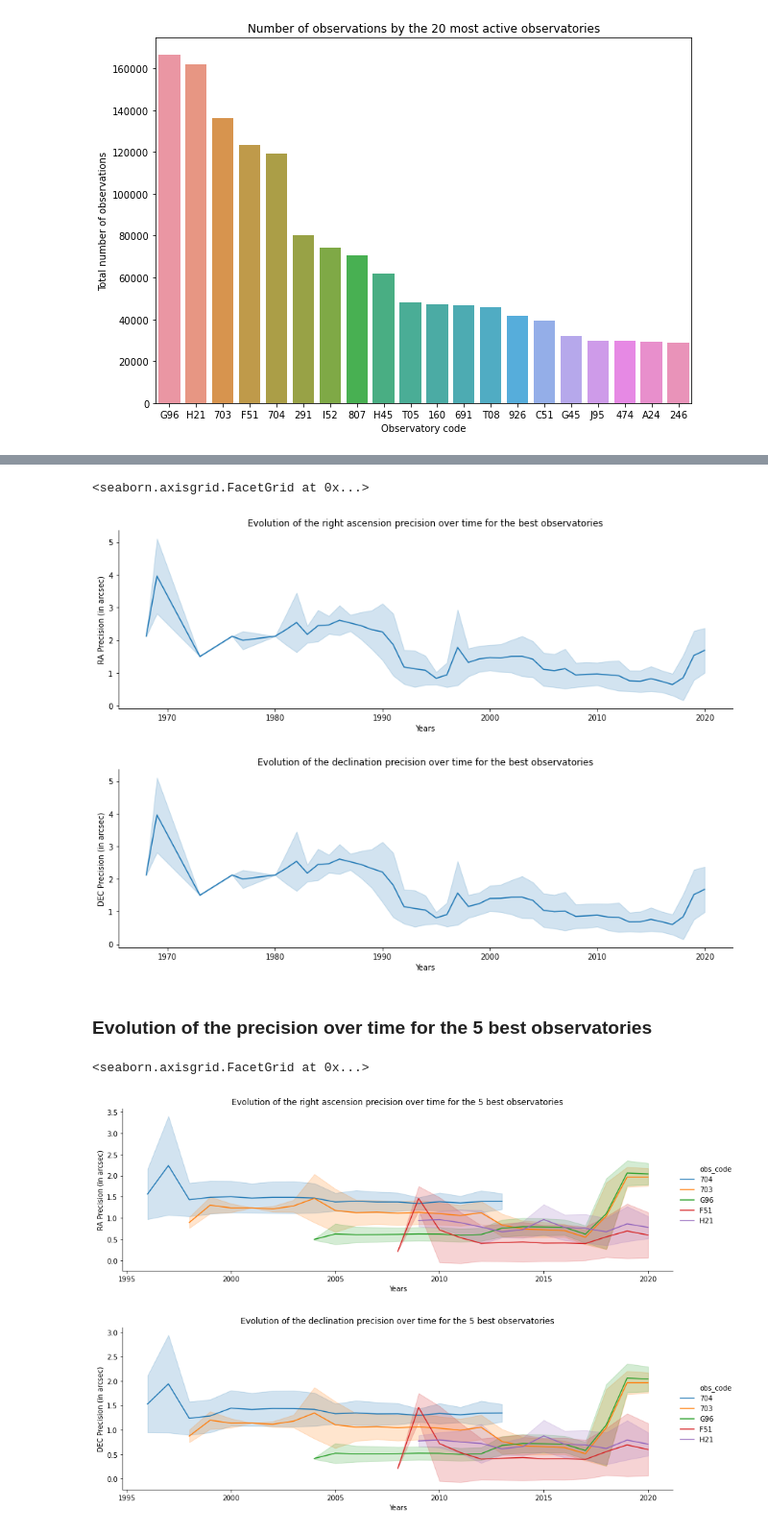
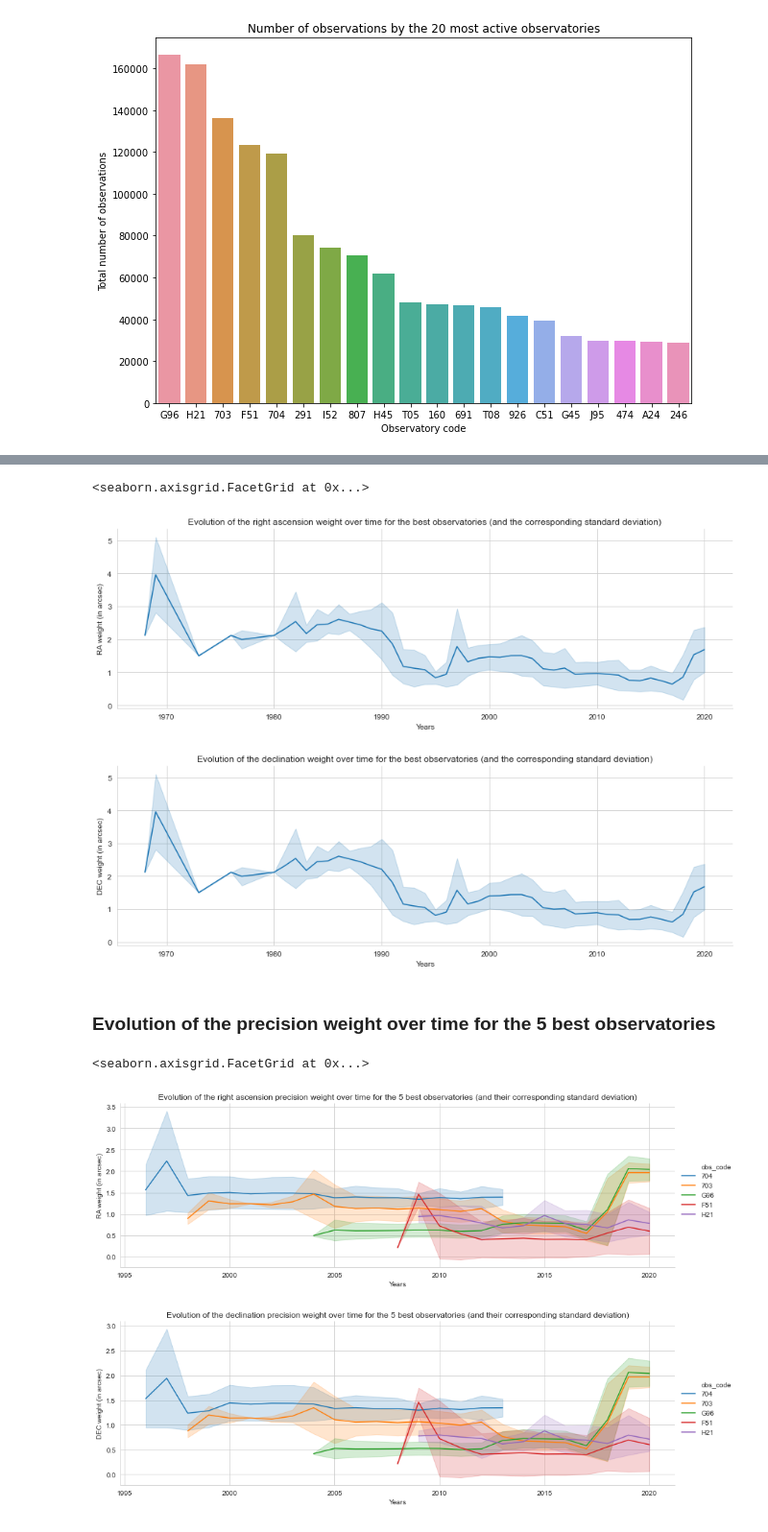
Before and after one commit to Keith-Maxwell/DynAstVO-Stats, a Jupyter notebook: Visualisation_DynAstVO.ipynb, the cells around one changed output, grey strips where cells are left out. Shown: that part at 96% size. Drawn from its saved outputs; the diff is of its cells as text; code cells hidden in the pictures.

```diff
--- a/Visualisation_DynAstVO.ipynb
+++ b/Visualisation_DynAstVO.ipynb
@@ -36,8 +36,8 @@ OScolnames = {'obs_type': 'category',
               'obs_code': 'category',
               'RA_bias_correction': np.float32,
               'DEC_bias_correction': np.float32,
-              'RA_precision': np.float64,
-              'DEC_precision': np.float64,
+              'RA_weight': np.float64,
+              'DEC_weight': np.float64,
               'acceptance': 'bool',
               'catalog': 'category',
               'mag': np.float64,
@@ -101,24 +101,25 @@ With hardware improvements and new software, we can expect the precision of the
 # %%
-ax = sns.relplot(x='year', y='RA_precision', kind="line", ci="sd", data=OSdata[OSdata['obs_code'].isin(BEST_OBS_LIST)], height=4, aspect=3)
-ax.set(xlabel='Years', ylabel='RA Precision (in arcsec)', title='Evolution of the right ascension precision over time for the best observatories')
+sns.set_style('whitegrid')
+ax = sns.relplot(x='year', y='RA_weight', kind="line", ci="sd", data=OSdata[OSdata['obs_code'].isin(BEST_OBS_LIST)], height=4, aspect=3)
+ax.set(xlabel='Years', ylabel='RA weight (in arcsec)', title='Evolution of the right ascension weight over time for the best observatories (and the corresponding standard deviation)')
 
-ax = sns.relplot(x='year', y='DEC_precision', kind="line", ci="sd", data=OSdata[OSdata['obs_code'].isin(BEST_OBS_LIST)], height=4, aspect=3)
-ax.set(xlabel='Years', ylabel='DEC Precision (in arcsec)', title='Evolution of the declination precision over time for the best observatories')
+ax = sns.relplot(x='year', y='DEC_weight', kind="line", ci="sd", data=OSdata[OSdata['obs_code'].isin(BEST_OBS_LIST)], height=4, aspect=3)
+ax.set(xlabel='Years', ylabel='DEC weight (in arcsec)', title='Evolution of the declination weight over time for the best observatories (and the corresponding standard deviation)')
 # %% [output]
 <seaborn.axisgrid.FacetGrid at 0x...>
-[figure, old version]
+[figure, new version]
-[figure, old version]
+[figure, new version]
 # %% [markdown]
-### Evolution of the precision over time for the 5 best observatories
+### Evolution of the precision weight over time for the 5 best observatories
 # %%
-ax = sns.relplot(x='year', y='RA_precision', kind="line", ci="sd", hue='obs_code',
+ax = sns.relplot(x='year', y='RA_weight', kind="line", ci="sd", hue='obs_code',
                  data=OSdata[(OSdata['obs_code'].isin(BEST_OBS_LIST[:5])) & (OSdata['year'] >= 1995)], height=4, aspect=3)
-ax.set(xlabel='Years', ylabel='RA Precision (in arcsec)', title='Evolution of the right ascension precision over time for the 5 best observatories')
+ax.set(xlabel='Years', ylabel='RA weight (in arcsec)', title='Evolution of the right ascension precision weight over time for the 5 best observatories (and their corresponding standard deviation)')
 
-ax = sns.relplot(x='year', y='DEC_precision', kind="line", ci="sd", hue='obs_code',
+ax = sns.relplot(x='year', y='DEC_weight', kind="line", ci="sd", hue='obs_code',
                  data=OSdata[(OSdata['obs_code'].isin(BEST_OBS_LIST[:5])) & (OSdata['year'] >= 1995)], height=4, aspect=3)
-ax.set(xlabel='Years', ylabel='DEC Precision (in arcsec)', title='Evolution of the declination precision over time for the 5 best observatories')
+ax.set(xlabel='Years', ylabel='DEC weight (in arcsec)', title='Evolution of the declination precision weight over time for the 5 best observatories (and their corresponding standard deviation)')
 # %% [output]
 <seaborn.axisgrid.FacetGrid at 0x...>
-[figure, old version]
+[figure, new version]
-[figure, old version]
+[figure, new version]
```
Also changed, not shown: parts of 7 cells of this notebook, 5 other files.
